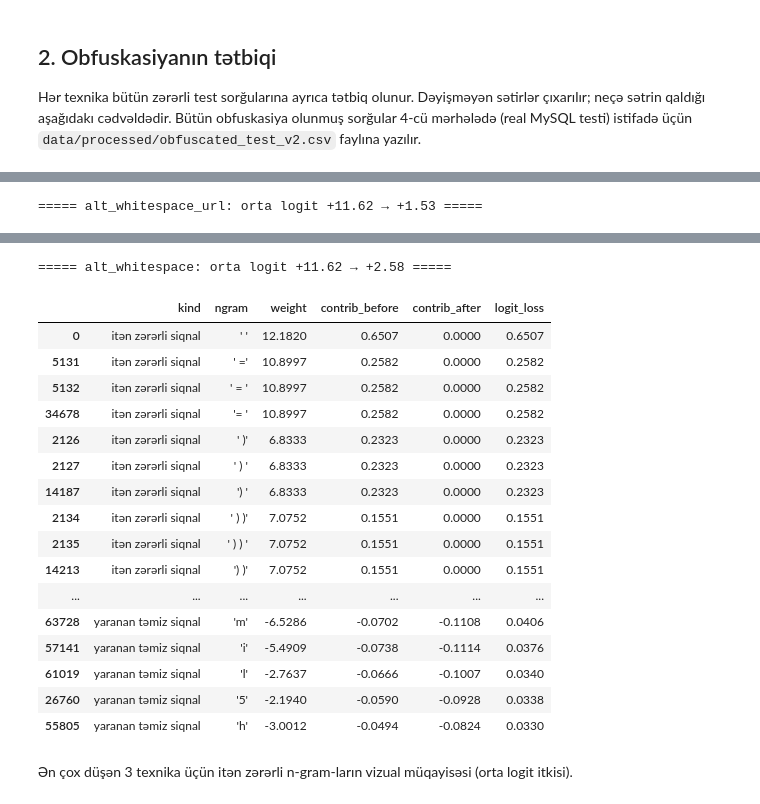
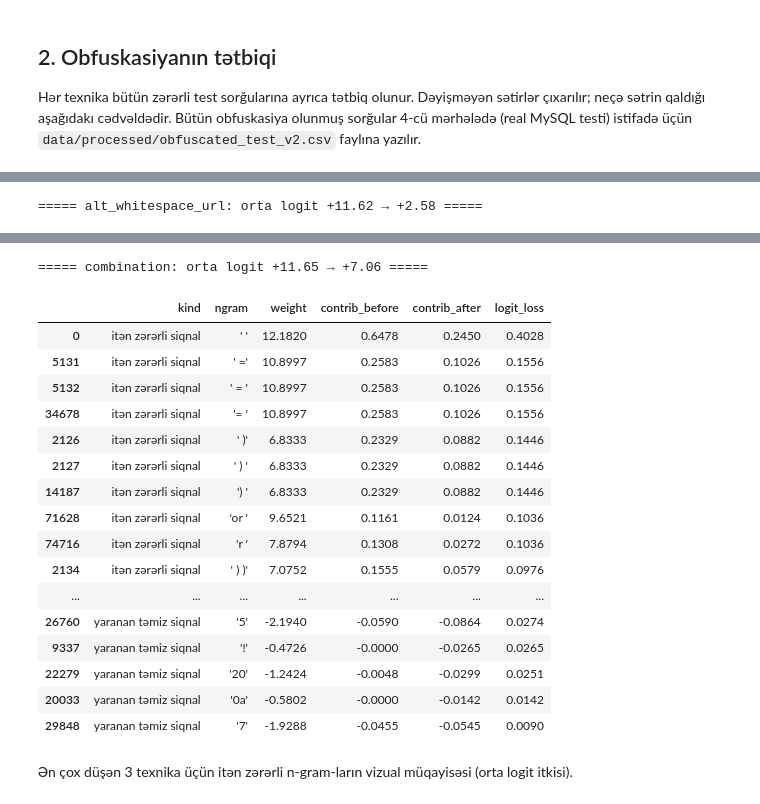
Before and after one commit to mehmanshamil/ML-in-SQL, a Jupyter notebook: notebooks/03_obfuscation_eval.ipynb, the cells around one changed output, grey strips where cells are left out. Saved outputs shown, nothing was run; the diff lists cells and outputs as text; code cells hidden in the pictures.

```diff
--- a/notebooks/03_obfuscation_eval.ipynb
+++ b/notebooks/03_obfuscation_eval.ipynb
@@ -88,10 +100,22 @@ DESCRIPTIONS = {
     "combination": "Təsadüfi 2–3 etibarlı texnika birlikdə",
 }
 TECH_ORDER = list(obf.TECHNIQUES) + ["combination"]
+from urllib.parse import unquote
+
+def mysql_validity(techniques):
+    used = techniques.split("+")
+    if any(t in obf.SYNTACTICALLY_INVALID for t in used):
+        return "no"
+    if "double_url_encode" in used:
+        return "conditional"
+    return "yes"
+
+TECH_VALIDITY = {t: ("conditional (bəzi kombinasiyalar)" if t == "combination" else mysql_validity(t))
+                 for t in TECH_ORDER}
 display(pd.DataFrame({
     "technique": TECH_ORDER,
     "description": [DESCRIPTIONS[t] for t in TECH_ORDER],
-    "mysql_valid": [t not in obf.SYNTACTICALLY_INVALID for t in TECH_ORDER],
+    "mysql_valid": [TECH_VALIDITY[t] for t in TECH_ORDER],
 }))
 # %% [output]
 |  | technique | description | mysql_valid |
@@ -264,12 +372,17 @@ zərərli olma ehtimalı əvvəl → sonra.
 # %%
+pA = long_df[long_df.scenario == "A"].set_index(["technique", "index"])["p_lr_after"]
+pB = long_df[long_df.scenario == "B"].set_index(["technique", "index"])["p_lr_after"]
 examples = (obf_df.groupby("technique", sort=False).sample(1, random_state=SEED)
             .set_index("technique").loc[TECH_ORDER].reset_index())
-examples[["technique", "techniques", "original", "obfuscated", "p_lr_before", "p_lr_after"]].to_csv(
-    RES_DIR / "03_examples.csv", index=False)
+examples["p_lr_original"] = examples["original"].map(lambda q: lr.predict_proba([q])[0, 1])
+examples["p_lr_A"] = [pA[(t, i)] for t, i in zip(examples.technique, examples["index"])]
+examples["p_lr_B"] = [pB[(t, i)] for t, i in zip(examples.technique, examples["index"])]
+examples[["technique", "techniques", "mysql_valid", "original", "obfuscated",
+          "p_lr_original", "p_lr_A", "p_lr_B"]].to_csv(RES_DIR / "03_examples.csv", index=False)
 for _, r in examples.iterrows():
     extra = f"  [{r.techniques}]" if r.technique == "combination" else ""
-    print(f"== {r.technique}{extra}")
+    print(f"== {r.technique}{extra}  (mysql_valid={r.mysql_valid})")
     print(f"   orijinal : {r.original[:150]!r}")
     print(f"   obfusk.  : {r.obfuscated[:150]!r}")
-    print(f"   LR p     : {r.p_lr_before:.3f} → {r.p_lr_after:.3f}")
+    print(f"   LR p     : orijinal {r.p_lr_original:.3f} | A {r.p_lr_A:.3f} | B {r.p_lr_B:.3f}")
 # %% [output]
@@ -305,15 +418,15 @@ vec = lr.named_steps["tfidf"]
 w = lr.named_steps["clf"].coef_[0]
 vocab = np.array(vec.get_feature_names_out())
 
-top3 = (results[(results.model == "LR") & (results.technique != "original")]
-        .sort_values("drop_pp", ascending=False).head(3)["technique"].tolist())
-print("Recall-u ən çox düşən 3 texnika (LR):", top3)
+resA = results[(results.scenario == "A") & (results.model == "LR") & (results.technique != "original")]
+top3 = resA.sort_values("drop_pp", ascending=False).head(3)["technique"].tolist()
+print("Ssenari A-da recall-u ən çox düşən 3 texnika (LR):", top3)
 
 loss_tables = {}
 for tech in top3:
-    sub = obf_df[obf_df.technique == tech]
-    Xo = vec.transform(sub["original"])
-    Xa = vec.transform(sub["obfuscated"])
+    sub = long_df[(long_df.scenario == "A") & (long_df.technique == tech)]
+    Xo = vec.transform(sub["original_input"])
+    Xa = vec.transform(sub["model_input"])
     contrib_o = np.asarray(Xo.mean(axis=0)).ravel() * w
     contrib_a = np.asarray(Xa.mean(axis=0)).ravel() * w
     delta = contrib_o - contrib_a  # > 0: logit bu n-gram hesabına azalıb
@@ -322,11 +435,11 @@ for tech in top3:
     lost = t[(t.weight > 0) & (t.logit_loss > 0)].nlargest(12, "logit_loss").assign(kind="itən zərərli siqnal")
     gained = t[(t.weight < 0) & (t.logit_loss > 0)].nlargest(8, "logit_loss").assign(kind="yaranan təmiz siqnal")
     tab = pd.concat([lost, gained])
-    tab.to_csv(RES_DIR / f"03_ngram_loss_{tech}.csv", index=False)
+    tab.to_csv(RES_DIR / f"03_ngram_loss_A_{tech}.csv", index=False)
     loss_tables[tech] = tab
 
-    logit_o = lr.decision_function(sub["original"]).mean()
-    logit_a = lr.decision_function(sub["obfuscated"]).mean()
+    logit_o = lr.decision_function(sub["original_input"]).mean()
+    logit_a = lr.decision_function(sub["model_input"]).mean()
     print(f"\n===== {tech}: orta logit {logit_o:+.2f} → {logit_a:+.2f} =====")
     show = tab[["kind", "ngram", "weight", "contrib_before", "contrib_after", "logit_loss"]].copy()
     show["ngram"] = show["ngram"].map(repr)
@@ -355,4 +468,4 @@ Recall-u ən çox düşən 3 texnika (LR): ['double_url_encode', 'alt_whitespace
-===== alt_whitespace_url: orta logit +11.62 → +1.53 =====
+===== alt_whitespace_url: orta logit +11.62 → +2.58 =====
 |  | kind | ngram | weight | contrib_before | contrib_after | logit_loss |
 | 0 | itən zərərli siqnal | ' ' | 12.1820 | 0.6507 | 0.0000 | 0.6507 |
 | 5131 | itən zərərli siqnal | ' =' | 10.8997 | 0.2582 | 0.0000 | 0.2582 |
@@ -373,21 +486,21 @@ Recall-u ən çox düşən 3 texnika (LR): ['double_url_encode', 'alt_whitespace
-===== alt_whitespace: orta logit +11.62 → +2.58 =====
+===== combination: orta logit +11.65 → +7.06 =====
 |  | kind | ngram | weight | contrib_before | contrib_after | logit_loss |
-| 0 | itən zərərli siqnal | ' ' | 12.1820 | 0.6507 | 0.0000 | 0.6507 |
-| 5131 | itən zərərli siqnal | ' =' | 10.8997 | 0.2582 | 0.0000 | 0.2582 |
-| 5132 | itən zərərli siqnal | ' = ' | 10.8997 | 0.2582 | 0.0000 | 0.2582 |
-| 34678 | itən zərərli siqnal | '= ' | 10.8997 | 0.2582 | 0.0000 | 0.2582 |
-| 2126 | itən zərərli siqnal | ' )' | 6.8333 | 0.2323 | 0.0000 | 0.2323 |
-| 2127 | itən zərərli siqnal | ' ) ' | 6.8333 | 0.2323 | 0.0000 | 0.2323 |
-| 14187 | itən zərərli siqnal | ') ' | 6.8333 | 0.2323 | 0.0000 | 0.2323 |
-| 2134 | itən zərərli siqnal | ' ) )' | 7.0752 | 0.1551 | 0.0000 | 0.1551 |
-| 2135 | itən zərərli siqnal | ' ) ) ' | 7.0752 | 0.1551 | 0.0000 | 0.1551 |
-| 14213 | itən zərərli siqnal | ') )' | 7.0752 | 0.1551 | 0.0000 | 0.1551 |
+| 0 | itən zərərli siqnal | ' ' | 12.1820 | 0.6478 | 0.2450 | 0.4028 |
+| 5131 | itən zərərli siqnal | ' =' | 10.8997 | 0.2583 | 0.1026 | 0.1556 |
+| 5132 | itən zərərli siqnal | ' = ' | 10.8997 | 0.2583 | 0.1026 | 0.1556 |
+| 34678 | itən zərərli siqnal | '= ' | 10.8997 | 0.2583 | 0.1026 | 0.1556 |
+| 2126 | itən zərərli siqnal | ' )' | 6.8333 | 0.2329 | 0.0882 | 0.1446 |
+| 2127 | itən zərərli siqnal | ' ) ' | 6.8333 | 0.2329 | 0.0882 | 0.1446 |
+| 14187 | itən zərərli siqnal | ') ' | 6.8333 | 0.2329 | 0.0882 | 0.1446 |
+| 71628 | itən zərərli siqnal | 'or ' | 9.6521 | 0.1161 | 0.0124 | 0.1036 |
+| 74716 | itən zərərli siqnal | 'r ' | 7.8794 | 0.1308 | 0.0272 | 0.1036 |
+| 2134 | itən zərərli siqnal | ' ) )' | 7.0752 | 0.1555 | 0.0579 | 0.0976 |
 | ... | ... | ... | ... | ... | ... | ... |
-| 63728 | yaranan təmiz siqnal | 'm' | -6.5286 | -0.0702 | -0.1108 | 0.0406 |
-| 57141 | yaranan təmiz siqnal | 'i' | -5.4909 | -0.0738 | -0.1114 | 0.0376 |
-| 61019 | yaranan təmiz siqnal | 'l' | -2.7637 | -0.0666 | -0.1007 | 0.0340 |
-| 26760 | yaranan təmiz siqnal | '5' | -2.1940 | -0.0590 | -0.0928 | 0.0338 |
-| 55805 | yaranan təmiz siqnal | 'h' | -3.0012 | -0.0494 | -0.0824 | 0.0330 |
+| 26760 | yaranan təmiz siqnal | '5' | -2.1940 | -0.0590 | -0.0864 | 0.0274 |
+| 9337 | yaranan təmiz siqnal | '!' | -0.4726 | -0.0000 | -0.0265 | 0.0265 |
+| 22279 | yaranan təmiz siqnal | '20' | -1.2424 | -0.0048 | -0.0299 | 0.0251 |
+| 20033 | yaranan təmiz siqnal | '0a' | -0.5802 | -0.0000 | -0.0142 | 0.0142 |
+| 29848 | yaranan təmiz siqnal | '7' | -1.9288 | -0.0455 | -0.0545 | 0.0090 |
 # %% [markdown]
 Ən çox düşən 3 texnika üçün itən zərərli n-gram-ların vizual müqayisəsi (orta logit itkisi).
 # %%
```
Also changed, not shown: parts of 14 cells of this notebook, 16 other files.
